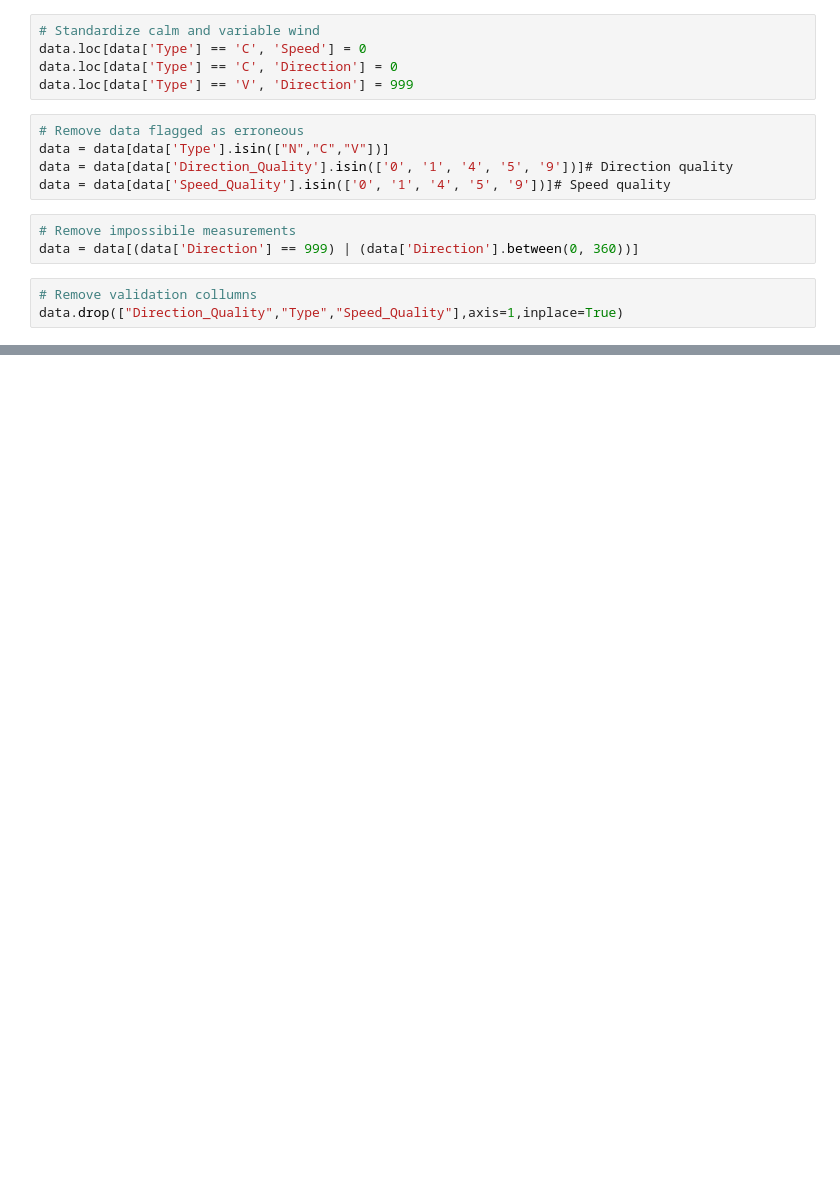
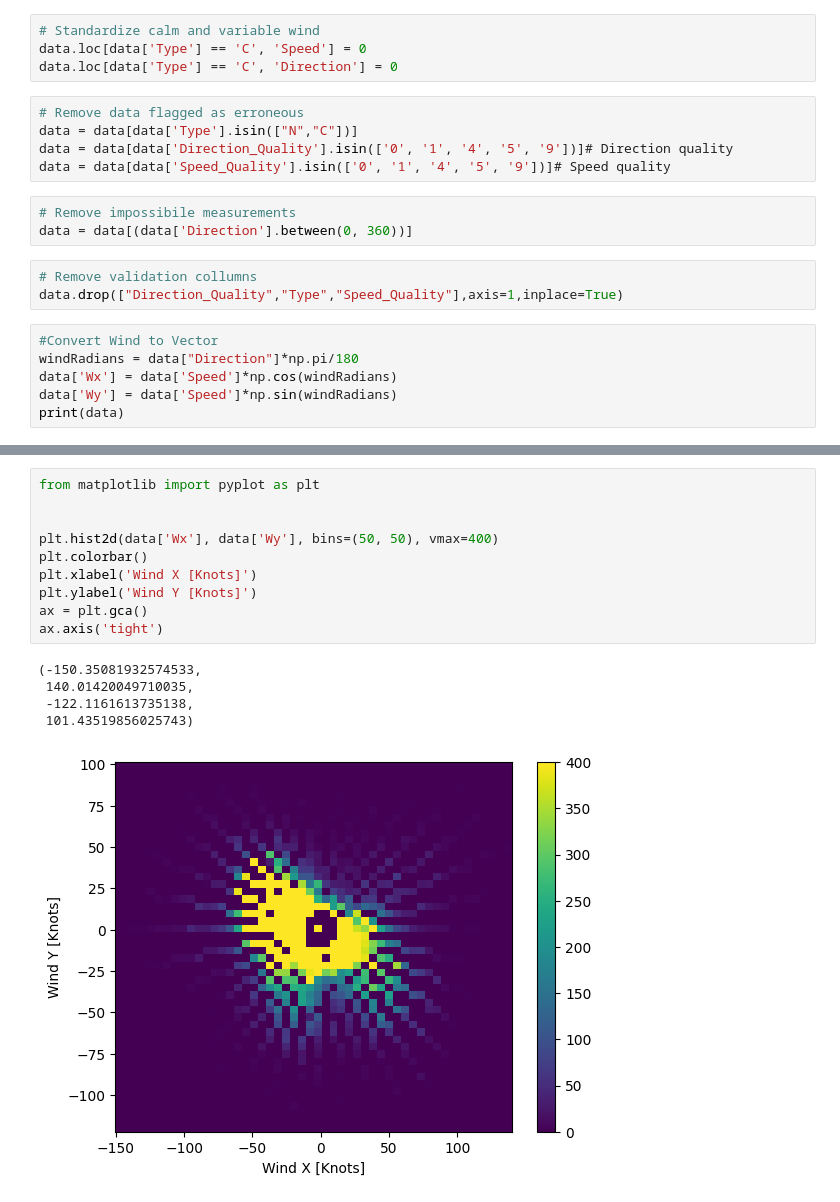
Before and after one commit to LanderDuncan/LSTMWeather, a Jupyter notebook: models/WeatherCSV.ipynb, the cells around one changed output, grey strips where cells are left out. Cells and saved outputs as stored; diff of their text form; blank space fills up the shorter version.

```diff
--- a/models/WeatherCSV.ipynb
+++ b/models/WeatherCSV.ipynb
@@ -27,15 +29,20 @@ data['Speed'] = data['Speed'].astype(int)
 # Standardize calm and variable wind
 data.loc[data['Type'] == 'C', 'Speed'] = 0
 data.loc[data['Type'] == 'C', 'Direction'] = 0
-data.loc[data['Type'] == 'V', 'Direction'] = 999
 # %%
 # Remove data flagged as erroneous
-data = data[data['Type'].isin(["N","C","V"])]
+data = data[data['Type'].isin(["N","C"])]
 data = data[data['Direction_Quality'].isin(['0', '1', '4', '5', '9'])]# Direction quality
 data = data[data['Speed_Quality'].isin(['0', '1', '4', '5', '9'])]# Speed quality
 # %%
 # Remove impossibile measurements
-data = data[(data['Direction'] == 999) | (data['Direction'].between(0, 360))]
+data = data[(data['Direction'].between(0, 360))]
 # %%
 # Remove validation collumns
 data.drop(["Direction_Quality","Type","Speed_Quality"],axis=1,inplace=True)
+# %%
+#Convert Wind to Vector
+windRadians = data["Direction"]*np.pi/180
+data['Wx'] = data['Speed']*np.cos(windRadians)
+data['Wy'] = data['Speed']*np.sin(windRadians)
+print(data)
@@ -41,0 +72,16 @@ data.drop(["Direction_Quality","Type","Speed_Quality"],axis=1,inplace=True)
+# %%
+from matplotlib import pyplot as plt
+
+
+plt.hist2d(data['Wx'], data['Wy'], bins=(50, 50), vmax=400)
+plt.colorbar()
+plt.xlabel('Wind X [Knots]')
+plt.ylabel('Wind Y [Knots]')
+ax = plt.gca()
+ax.axis('tight')
+# %% [output]
+(-150.35081932574533,
+ 140.01420049710035,
+ -122.1161613735138,
+ 101.43519856025743)
+[figure, added]
```
Also changed, not shown: parts of 27 cells of this notebook, 4 other files.
